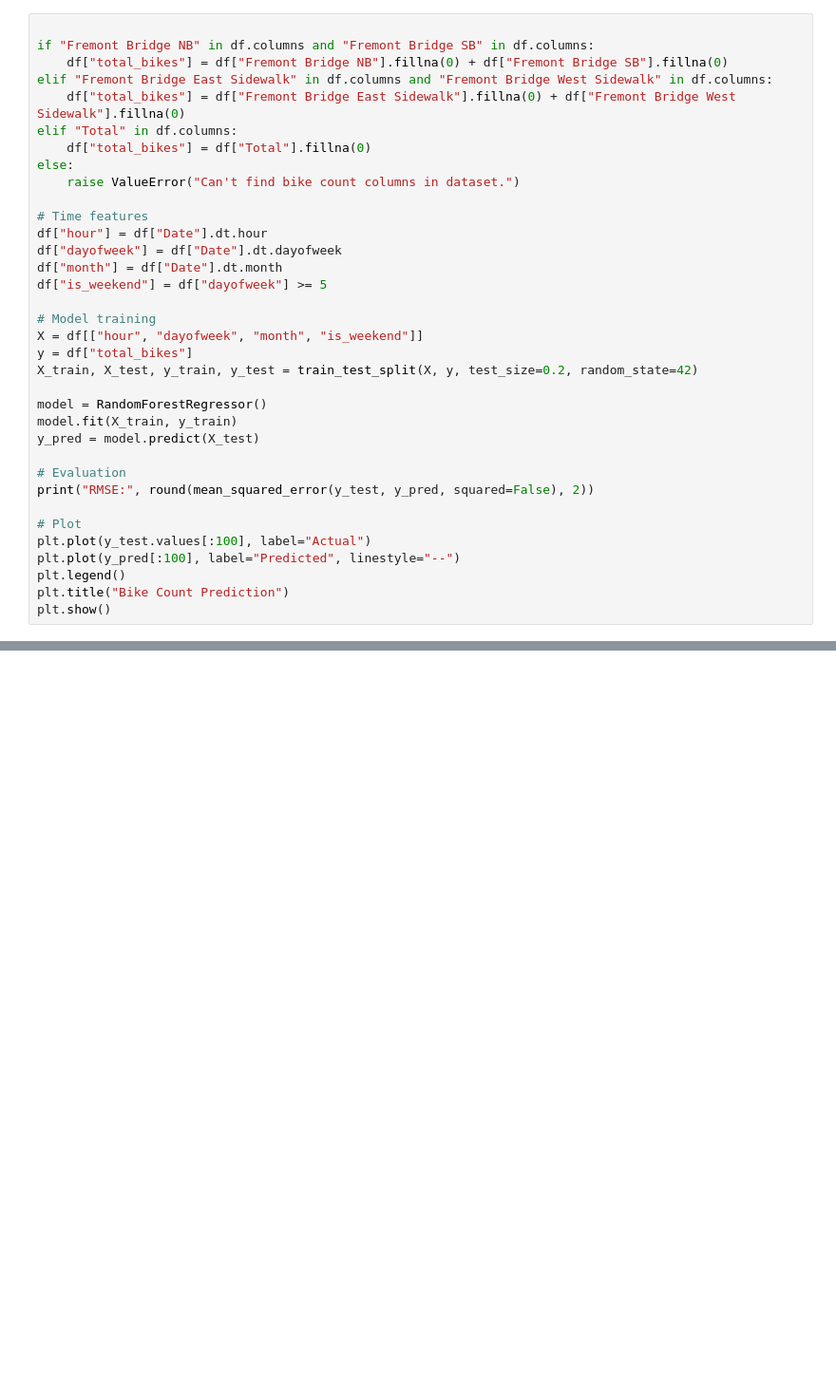
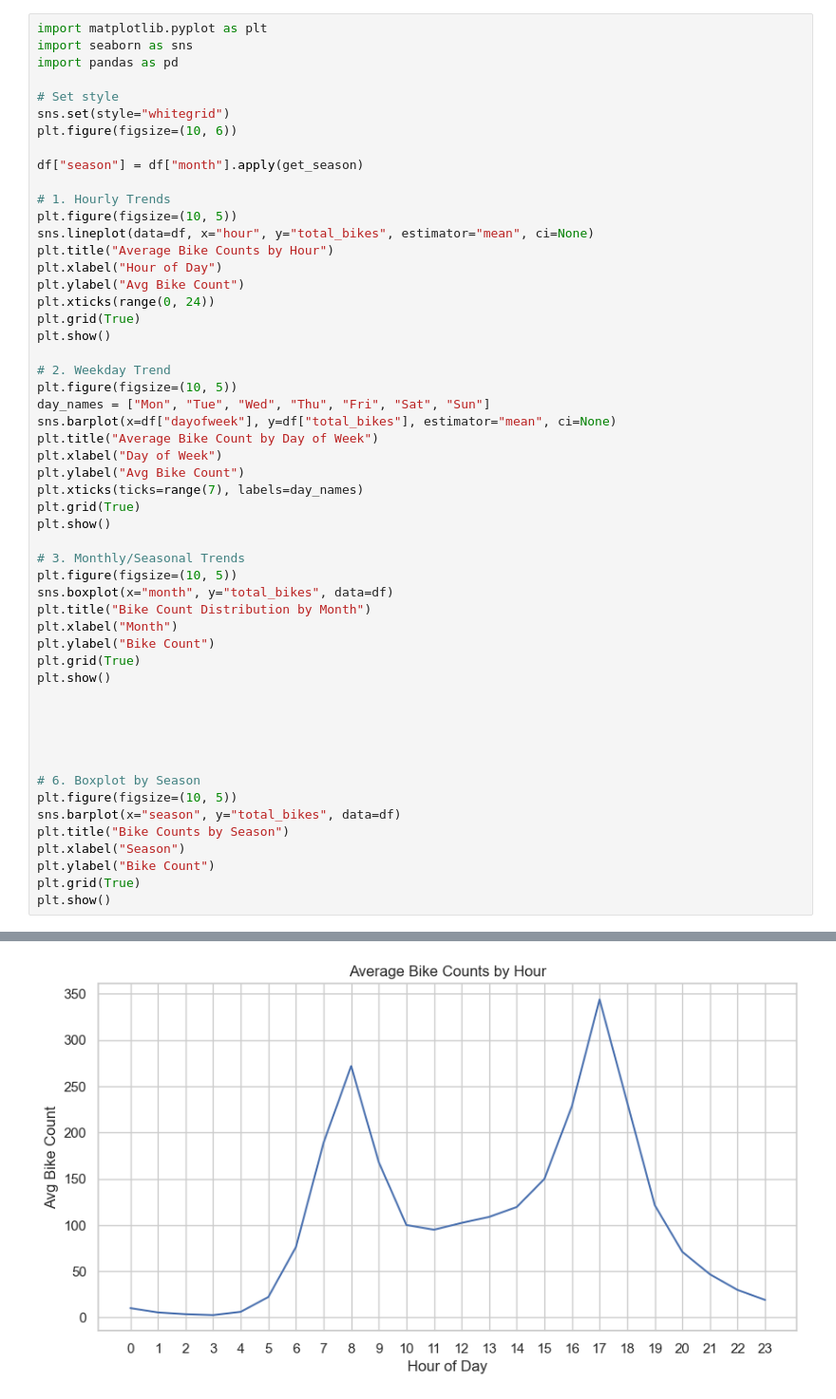
Before and after one commit to KARTIK448/DM, a Jupyter notebook: fremont/fremont.ipynb, the cells around one changed output, grey strips where cells are left out. Shown: that part at 95% size. Cells and saved outputs as stored; diff of their text form; blank space fills up the shorter version.

```diff
--- a/fremont/fremont.ipynb
+++ b/fremont/fremont.ipynb
@@ -49,36 +98,54 @@ RMSE: 3480.31
 # %%
+import matplotlib.pyplot as plt
+import seaborn as sns
+import pandas as pd
 
-if "Fremont Bridge NB" in df.columns and "Fremont Bridge SB" in df.columns:
-    df["total_bikes"] = df["Fremont Bridge NB"].fillna(0) + df["Fremont Bridge SB"].fillna(0)
-elif "Fremont Bridge East Sidewalk" in df.columns and "Fremont Bridge West Sidewalk" in df.columns:
-    df["total_bikes"] = df["Fremont Bridge East Sidewalk"].fillna(0) + df["Fremont Bridge West Sidewalk"].fillna(0)
-elif "Total" in df.columns:
-    df["total_bikes"] = df["Total"].fillna(0)
-else:
-    raise ValueError("Can't find bike count columns in dataset.")
+# Set style
+sns.set(style="whitegrid")
+plt.figure(figsize=(10, 6))
 
-# Time features
-df["hour"] = df["Date"].dt.hour
-df["dayofweek"] = df["Date"].dt.dayofweek
-df["month"] = df["Date"].dt.month
-df["is_weekend"] = df["dayofweek"] >= 5
+df["season"] = df["month"].apply(get_season)
 
-# Model training
-X = df[["hour", "dayofweek", "month", "is_weekend"]]
-y = df["total_bikes"]
-X_train, X_test, y_train, y_test = train_test_split(X, y, test_size=0.2, random_state=42)
+# 1. Hourly Trends
+plt.figure(figsize=(10, 5))
+sns.lineplot(data=df, x="hour", y="total_bikes", estimator="mean", ci=None)
+plt.title("Average Bike Counts by Hour")
+plt.xlabel("Hour of Day")
+plt.ylabel("Avg Bike Count")
+plt.xticks(range(0, 24))
+plt.grid(True)
+plt.show()
 
-model = RandomForestRegressor()
-model.fit(X_train, y_train)
-y_pred = model.predict(X_test)
+# 2. Weekday Trend
+plt.figure(figsize=(10, 5))
+day_names = ["Mon", "Tue", "Wed", "Thu", "Fri", "Sat", "Sun"]
+sns.barplot(x=df["dayofweek"], y=df["total_bikes"], estimator="mean", ci=None)
+plt.title("Average Bike Count by Day of Week")
+plt.xlabel("Day of Week")
+plt.ylabel("Avg Bike Count")
+plt.xticks(ticks=range(7), labels=day_names)
+plt.grid(True)
+plt.show()
 
-# Evaluation
-print("RMSE:", round(mean_squared_error(y_test, y_pred, squared=False), 2))
+# 3. Monthly/Seasonal Trends
+plt.figure(figsize=(10, 5))
+sns.boxplot(x="month", y="total_bikes", data=df)
+plt.title("Bike Count Distribution by Month")
+plt.xlabel("Month")
+plt.ylabel("Bike Count")
+plt.grid(True)
+plt.show()
 
-# Plot
-plt.plot(y_test.values[:100], label="Actual")
-plt.plot(y_pred[:100], label="Predicted", linestyle="--")
-plt.legend()
-plt.title("Bike Count Prediction")
+
+
+
+
+# 6. Boxplot by Season
+plt.figure(figsize=(10, 5))
+sns.barplot(x="season", y="total_bikes", data=df)
+plt.title("Bike Counts by Season")
+plt.xlabel("Season")
+plt.ylabel("Bike Count")
+plt.grid(True)
 plt.show()
 # %% [output]
@@ -85,0 +156 @@ ValueError: Can't find bike count columns in dataset.
+[figure, added]
```
Also changed, not shown: parts of 2 cells of this notebook, 1 other file.
